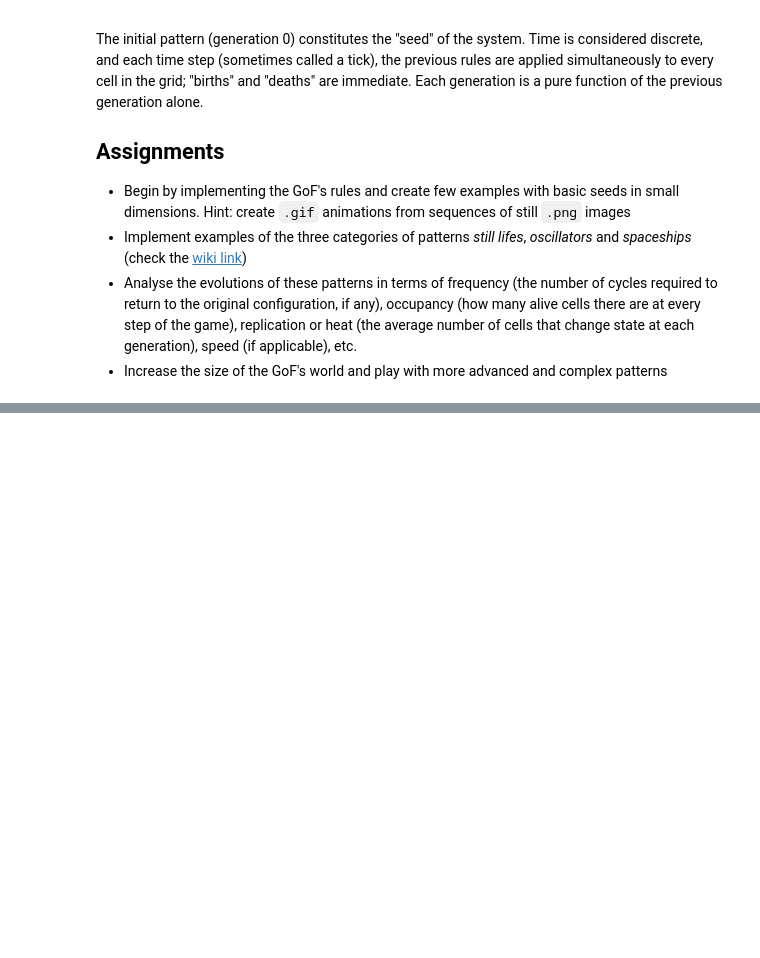
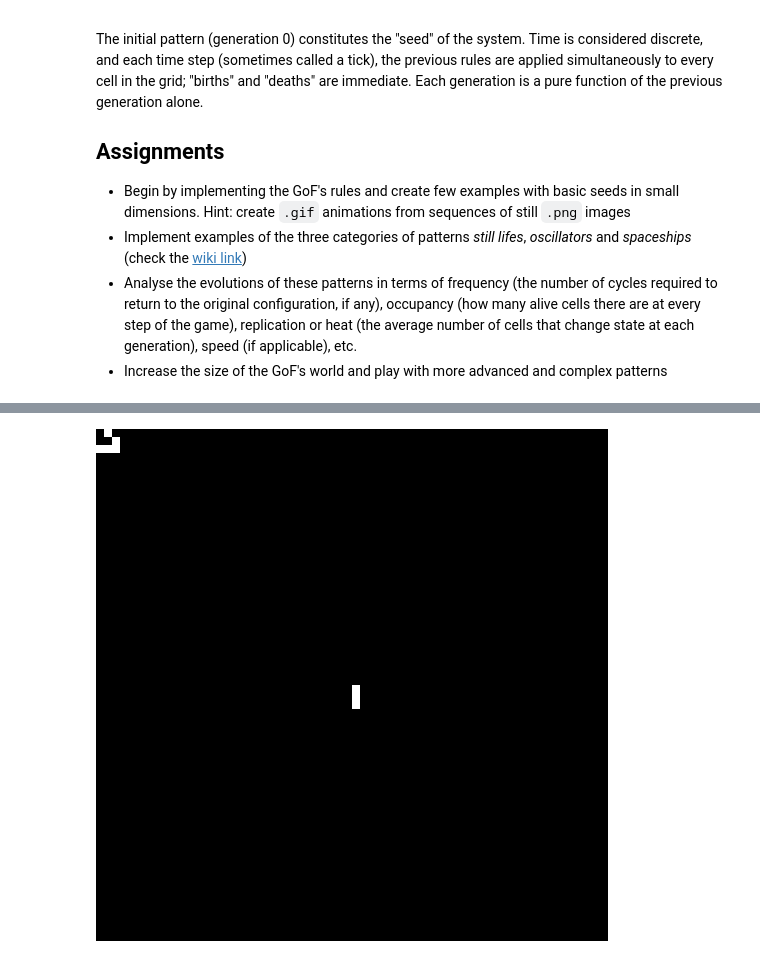
Before and after one commit to fabiovac/game_of_life, a Jupyter notebook: Project.ipynb, the cells around one changed output, grey strips where cells are left out. Cells and saved outputs as stored; diff of their text form; code cells hidden in the pictures; blank space fills up the shorter version.

```diff
--- a/Project.ipynb
+++ b/Project.ipynb
@@ -208,0 +236,15 @@ g.export_gif('second_game.gif')
+# %%
+bliker = library.get_pattern('blinker')
+glider = library.get_pattern('glider')
+
+game = Game(grid_size=(64,64))
+game.load_pattern(bliker, (32,32))
+game.load_pattern(glider, (0,0))
+
+game.run(500)
+
+filename = 'out2.gif'
+game.export_gif(filename, frametime=200)
+IPyImage(filename)
+# %% [output]
+[figure, added]
```
Also changed, not shown: parts of 10 cells of this notebook, 2 other files.
